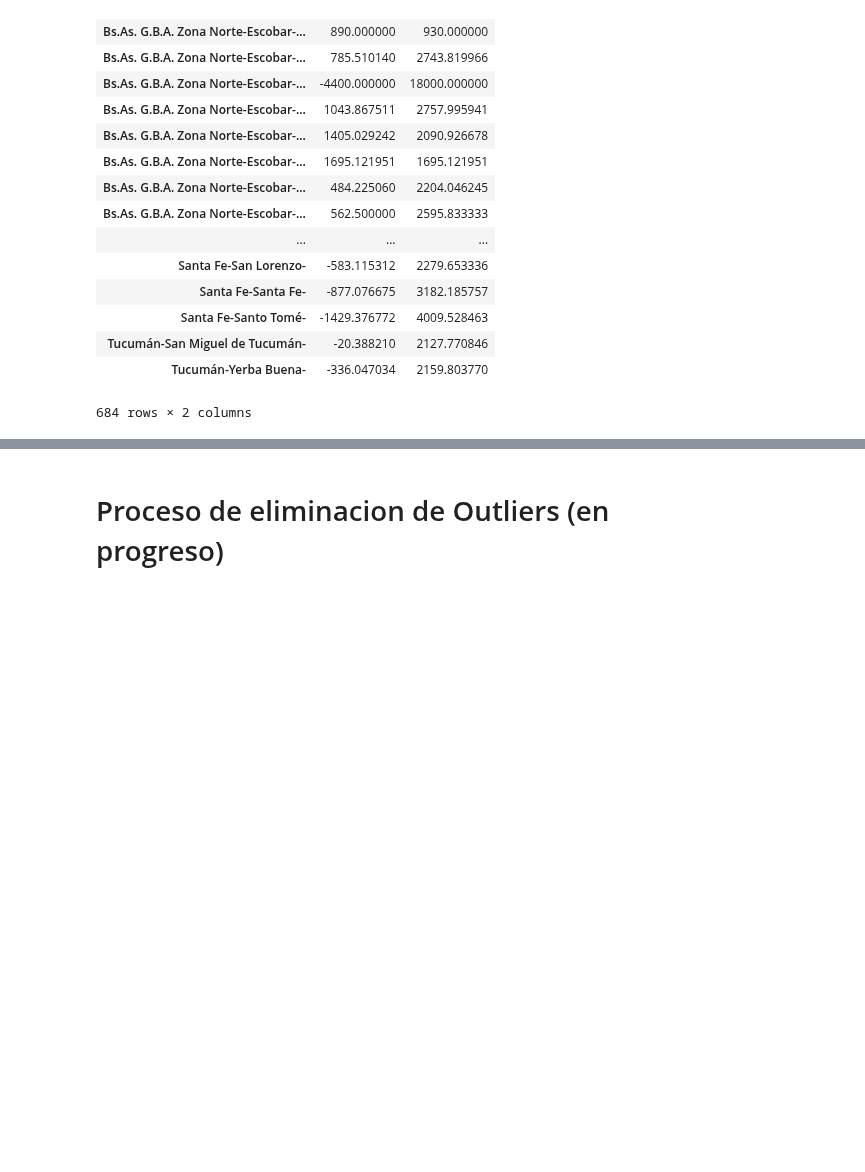
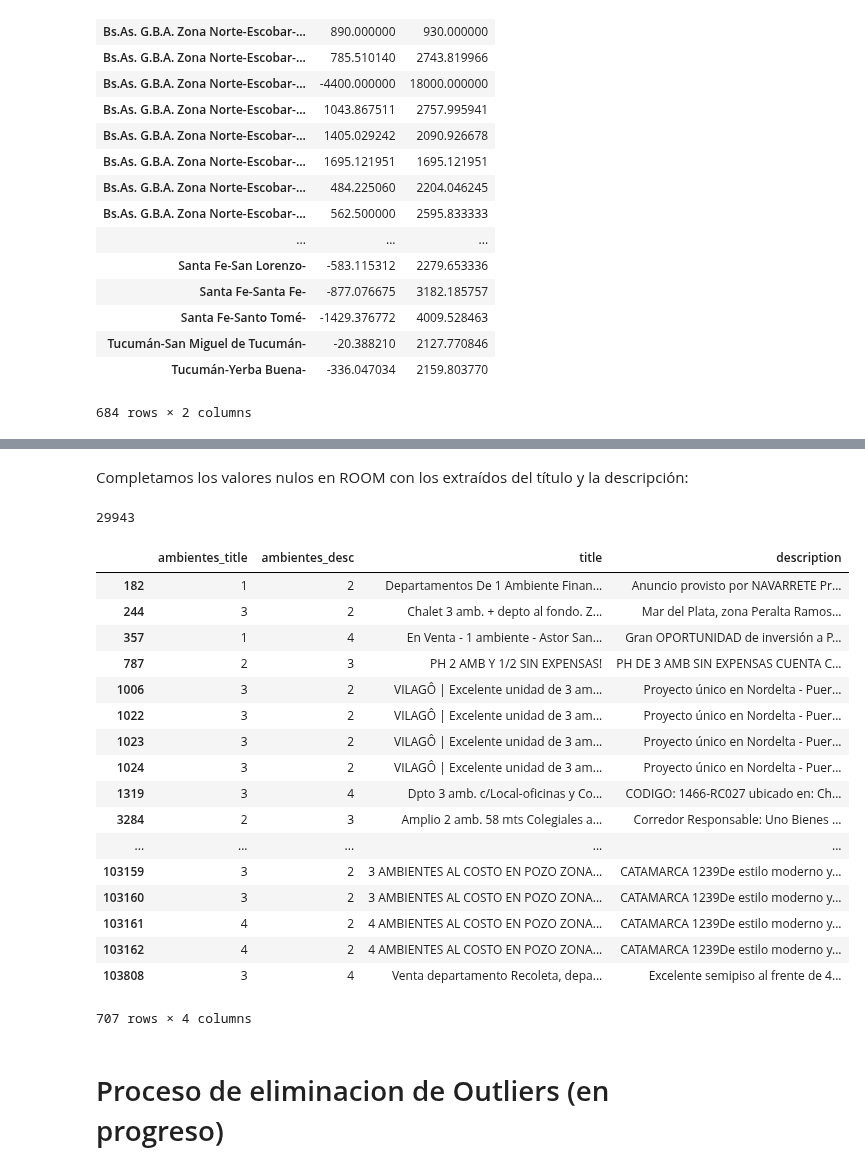
Before and after one commit to rgvillar/properati, a Jupyter notebook: Grupo7.ipynb, the cells around one changed output, grey strips where cells are left out. Drawn from its saved outputs; the diff is of its cells as text; code cells hidden in the pictures; blank space fills up the shorter version.

```diff
--- a/Grupo7.ipynb
+++ b/Grupo7.ipynb
@@ -794,0 +837,8 @@ dfprop[dfprop['district_name_key']].boxplot(column='price_usd_per_m2')
+# %%
+ambientes_desc = []
+for i in range(len(dfprop.index)):
+    if re.search(r"\d\s"+'amb', str(dfprop['description'].iloc[i]), flags = re.IGNORECASE):
+        ambientes_desc.append(re.search(r"\d",re.search(r"\d\s"+'amb', dfprop['description'].iloc[i], flags = re.IGNORECASE).group()).group())
+    else:
+        ambientes_desc.append(np.nan)
+dfprop['ambientes_desc'] = ambientes_desc
@@ -795,3 +892,37 @@ dfprop[dfprop['district_name_key']].boxplot(column='price_usd_per_m2')
+# %% [markdown]
+Completamos los valores nulos en ROOM con los extraídos del título y la descripción:
+# %%
+dfprop.fillna({'rooms' : dfprop['ambientes_title']}, inplace = True)
+# %%
+dfprop.fillna({'rooms' : dfprop['ambientes_desc']}, inplace = True)
+# %%
+dfprop['rooms'].isna().sum()
+# %% [output]
+29943
+# %%
+dfprop.fillna({'ambientes_title' : dfprop['ambientes_desc']}, inplace = True)
+# %%
+#Hay varios con números distintos entre título y desc, por lo que ví muchos de pozo
+dfprop[dfprop['ambientes_title'] != dfprop['ambientes_desc']][['ambientes_title','ambientes_desc','title','description']].dropna()
+# %% [output]
+|  | ambientes_title | ambientes_desc | title | description |
+| 182 | 1 | 2 | Departamentos De 1 Ambiente Finan... | Anuncio provisto por NAVARRETE Pr... |
+| 244 | 3 | 2 | Chalet 3 amb. + depto al fondo. Z... | Mar del Plata, zona Peralta Ramos... |
+| 357 | 1 | 4 | En Venta - 1 ambiente - Astor San... | Gran OPORTUNIDAD de inversión a P... |
+| 787 | 2 | 3 | PH 2 AMB Y 1/2 SIN EXPENSAS! | PH DE 3 AMB SIN EXPENSAS CUENTA C... |
+| 1006 | 3 | 2 | VILAGÔ | Excelente unidad de 3 am... | Proyecto único en Nordelta - Puer... |
+| 1022 | 3 | 2 | VILAGÔ | Excelente unidad de 3 am... | Proyecto único en Nordelta - Puer... |
+| 1023 | 3 | 2 | VILAGÔ | Excelente unidad de 3 am... | Proyecto único en Nordelta - Puer... |
+| 1024 | 3 | 2 | VILAGÔ | Excelente unidad de 3 am... | Proyecto único en Nordelta - Puer... |
+| 1319 | 3 | 4 | Dpto 3 amb. c/Local-oficinas y Co... | CODIGO: 1466-RC027 ubicado en: Ch... |
+| 3284 | 2 | 3 | Amplio 2 amb. 58 mts Colegiales a... | Corredor Responsable: Uno Bienes ... |
+| ... | ... | ... | ... | ... |
+| 103159 | 3 | 2 | 3 AMBIENTES AL COSTO EN POZO ZONA... | CATAMARCA 1239De estilo moderno y... |
+| 103160 | 3 | 2 | 3 AMBIENTES AL COSTO EN POZO ZONA... | CATAMARCA 1239De estilo moderno y... |
+| 103161 | 4 | 2 | 4 AMBIENTES AL COSTO EN POZO ZONA... | CATAMARCA 1239De estilo moderno y... |
+| 103162 | 4 | 2 | 4 AMBIENTES AL COSTO EN POZO ZONA... | CATAMARCA 1239De estilo moderno y... |
+| 103808 | 3 | 4 | Venta departamento Recoleta, depa... | Excelente semipiso al frente de 4... |
+707 rows × 4 columns
 # %% [markdown]
 # Proceso de eliminacion de Outliers (en progreso)
 # %% [markdown]
```
Also changed, not shown: parts of 11 cells of this notebook.
